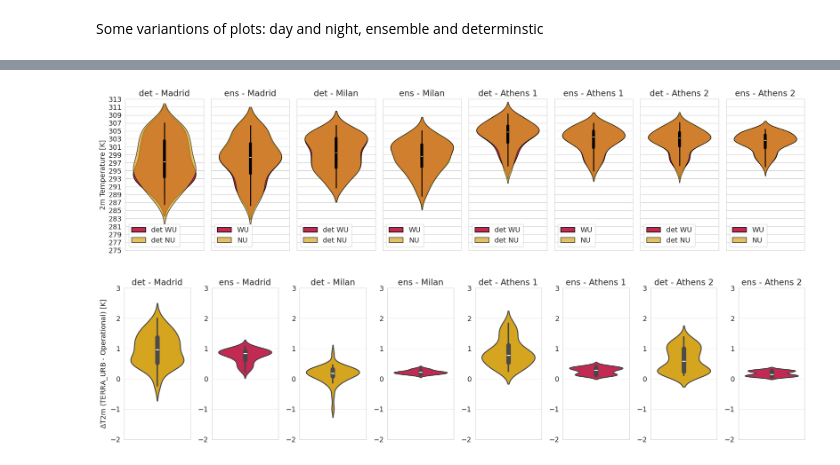
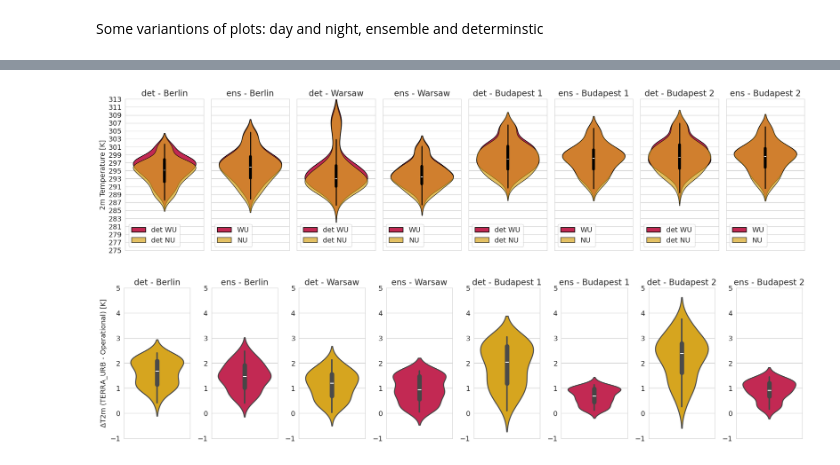
Before and after one commit to maymeret/master_thesis, a Jupyter notebook: 2022_cEU_violin_plots_ensemble.ipynb, the cells around one changed output, grey strips where cells are left out. Cells and saved outputs as stored; diff of their text form; code cells hidden in the pictures.

```diff
--- a/2022_cEU_violin_plots_ensemble.ipynb
+++ b/2022_cEU_violin_plots_ensemble.ipynb
@@ -442,7 +440,7 @@ mean_over_mem_NU_nights_cell = {}
 
 for cell in range(4):  # Assuming there are 4 cells
     for i, mem_id in enumerate(mem_ids, start=1):
-        values = T_2M_NU_sEU_nights_dim_hour_mem[mem_id].isel(cell=cell).values
+        values = T_2M_NU_cEU_nights_dim_hour_mem[mem_id].isel(cell=cell).values
         all_values.append(values)
 
     all_values_array = np.array(all_values)
@@ -454,7 +452,7 @@ mean_over_mem_WU_days_cell = {}
 
 for cell in range(4):  # Assuming there are 4 cells
     for i, mem_id in enumerate(mem_ids, start=1):
-        values = T_2M_WU_sEU_days_dim_hour_mem[mem_id].isel(cell=cell).values
+        values = T_2M_WU_cEU_days_dim_hour_mem[mem_id].isel(cell=cell).values
         all_values.append(values)
 
     all_values_array = np.array(all_values)
@@ -466,7 +464,7 @@ mean_over_mem_NU_days_cell = {}
 
 for cell in range(4):  # Assuming there are 4 cells
     for i, mem_id in enumerate(mem_ids, start=1):
-        values = T_2M_NU_sEU_days_dim_hour_mem[mem_id].isel(cell=cell).values
+        values = T_2M_NU_cEU_days_dim_hour_mem[mem_id].isel(cell=cell).values
         all_values.append(values)
 
     all_values_array = np.array(all_values)
@@ -478,7 +476,7 @@ Some variantions of plots: day and night, ensemble and determinstic
 plt.rcParams.update({'font.size': 14})
 
 num_cities = 4
-city_names = ['Madrid', 'Milan', 'Athens 1', 'Athens 2']
+city_names = ['Berlin', 'Warsaw', 'Budapest 1', 'Budapest 2']
 
 y_min = 275
 y_max = 312
@@ -489,7 +487,7 @@ fig, axes = plt.subplots(ncols=num_cities * 2, figsize=(20, 5))
 
 # First for loop (odd-numbered subplots)
 for i, city in enumerate(range(4)):
-    values_det_WU = T_2M_WU_sEU_nights_dim_hour_det.isel(cell=city).values
+    values_det_WU = T_2M_WU_cEU_nights_dim_hour_det.isel(cell=city).values
     sns.violinplot(ax=axes[2*i], y=values_det_WU, label='det WU', color='#DB1048', fill=True, edgecolor='black')
     axes[2*i].set_title(f'det - {city_names[city]}')
     if i == 0:
@@ -500,7 +498,7 @@ for i, city in enumerate(range(4)):
     axes[2*i].set_yticks(y_values)
     axes[2*i].legend(loc='lower left')
 
-    values_det_NU = T_2M_NU_sEU_nights_dim_hour_det.isel(cell=city).values
+    values_det_NU = T_2M_NU_cEU_nights_dim_hour_det.isel(cell=city).values
     sns.violinplot(ax=axes[2*i], y=values_det_NU, alpha=0.7, label='det NU', color='#F4B301', fill=True, edgecolor='black')
     axes[2*i].set_title(f'det - {city_names[city]}')
     axes[2*i].set_ylim(y_min, y_max)
@@ -533,7 +630,7 @@ plt.show()
 plt.rcParams.update({'font.size': 14})
 
 num_cities = 4
-city_names = ['Madrid', 'Milan', 'Athens 1', 'Athens 2']
+city_names = ['Berlin', 'Warsaw', 'Budapest 1', 'Budapest 2']
 
 y_min = 275
 y_max = 312
@@ -544,7 +641,7 @@ fig, axes = plt.subplots(ncols=num_cities * 2, figsize=(20, 5))
 
 # First for loop (odd-numbered subplots)
 for i, city in enumerate(range(4)):
-    values_det_WU = T_2M_WU_sEU_days_dim_hour_det.isel(cell=city).values
+    values_det_WU = T_2M_WU_cEU_days_dim_hour_det.isel(cell=city).values
     sns.violinplot(ax=axes[2*i], y=values_det_WU, label='det WU', color='#DB1048', fill=True, edgecolor='black')
     axes[2*i].set_title(f'det - {city_names[city]}')
     if i == 0:
@@ -554,44 +651,44 @@ for i, city in enumerate(range(4)):
     axes[2*i].set_ylim(y_min, y_max)
     axes[2*i].set_yticks(y_values)
     axes[2*i].legend(loc='lower left')
 
-    values_det_NU = T_2M_NU_sEU_days_dim_hour_det.isel(cell=city).values
+    values_det_NU = T_2M_NU_cEU_days_dim_hour_det.isel(cell=city).values
     sns.violinplot(ax=axes[2*i], y=values_det_NU, alpha=0.7, label='det NU', color='#F4B301', fill=True, edgecolor='black')
     axes[2*i].set_title(f'det - {city_names[city]}')
     axes[2*i].set_ylim(y_min, y_max)
     axes[2*i].set_yticks(y_values)
     axes[2*i].legend(loc='lower left')
 
 # Second for loop (even-numbered subplots)
 for i, city in enumerate(range(4)):
     values_wu = mean_over_mem_WU_days_cell[city]
     sns.violinplot(ax=axes[2*i + 1], y=values_wu, label='WU', color='#DB1048', fill=True, edgecolor='black')
     axes[2*i + 1].set_title(f'ens - {city_names[city]}')
     axes[2*i + 1].set_ylim(y_min, y_max)
     axes[2*i + 1].set_yticks(y_values)
     axes[2*i + 1].legend(loc='lower left')
 
     values_nu = mean_over_mem_NU_days_cell[city]
     sns.violinplot(ax=axes[2*i + 1], y=values_nu, alpha=0.7, label='NU', color='#F4B301', fill=True, edgecolor='black')
     axes[2*i + 1].set_title(f'ens - {city_names[city]}')
     axes[2*i + 1].set_ylim(y_min, y_max)
     axes[2*i + 1].set_yticks(y_values)
     axes[2*i + 1].legend(loc='lower left')
     axes[2*i + 1].axes.yaxis.set_ticklabels([])
 
 plt.tight_layout()
-plt.savefig('./plots/southern_europe_det_ens_days.jpeg')
+#plt.savefig('./plots/southern_europe_det_ens_days.jpeg')
 plt.show()
 # %% [output]
-[figure, old version]
+[figure, new version]
 # %%
 plt.rcParams.update({'font.size': 14})
 
 num_members = 4
-city_names = ['Madrid', 'Milan', 'Athens 1', 'Athens 2']
+city_names = ['Berlin', 'Warsaw', 'Budapest 1', 'Budapest 2']
 
-y_min = -2
-y_max = 3
+y_min = -1
+y_max = 5
 step = 1
 y_values = list(range(y_min, y_max + step, step))
 
@@ -599,7 +696,7 @@ fig, axes = plt.subplots(ncols=num_members * 2, figsize=(20, 5))
 
 # First for loop (odd-numbered subplots)
 for i, city in enumerate(range(4)):
-    values_det_WU = T_2M_WU_sEU_nights_dim_hour_det.isel(cell=city).values - T_2M_NU_sEU_nights_dim_hour_det.isel(cell=city).values
+    values_det_WU = T_2M_WU_cEU_nights_dim_hour_det.isel(cell=city).values - T_2M_NU_cEU_nights_dim_hour_det.isel(cell=city).values
     sns.violinplot(ax=axes[2*i], y=values_det_WU, color='#F4B301', linewidth = 2)
     axes[2*i].set_title(f'det - {city_names[city]}')
     if i == 0:
@@ -616,7 +713,7 @@ for i, city in enumerate(range(4)):
     axes[2*i + 1].set_yticks(y_values)
 
 plt.tight_layout()
-plt.savefig('./plots/southern_europe_det_ens_diff_nights.jpeg')
+#plt.savefig('./plots/southern_europe_det_ens_diff_nights.jpeg')
 plt.show()
 # %% [output]
-[figure, old version]
+[figure, new version]
```
Also changed, not shown: parts of 31 cells of this notebook, 3 other files.
